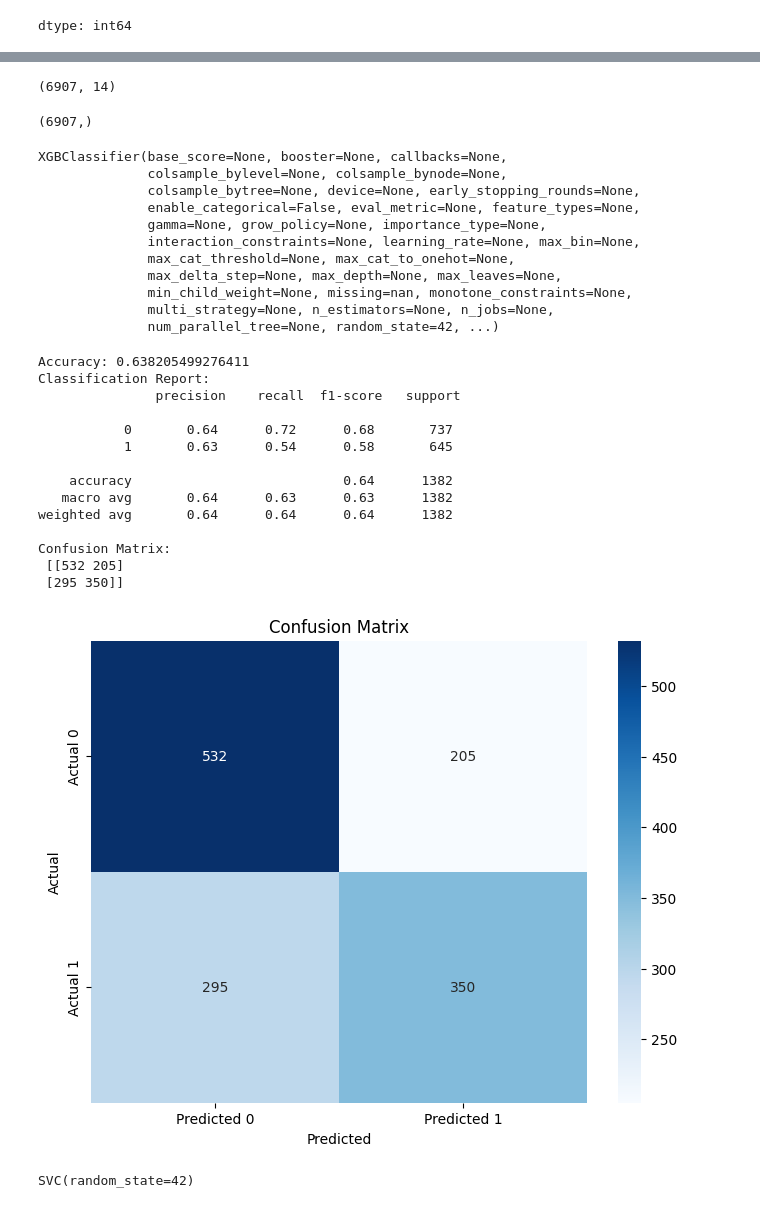
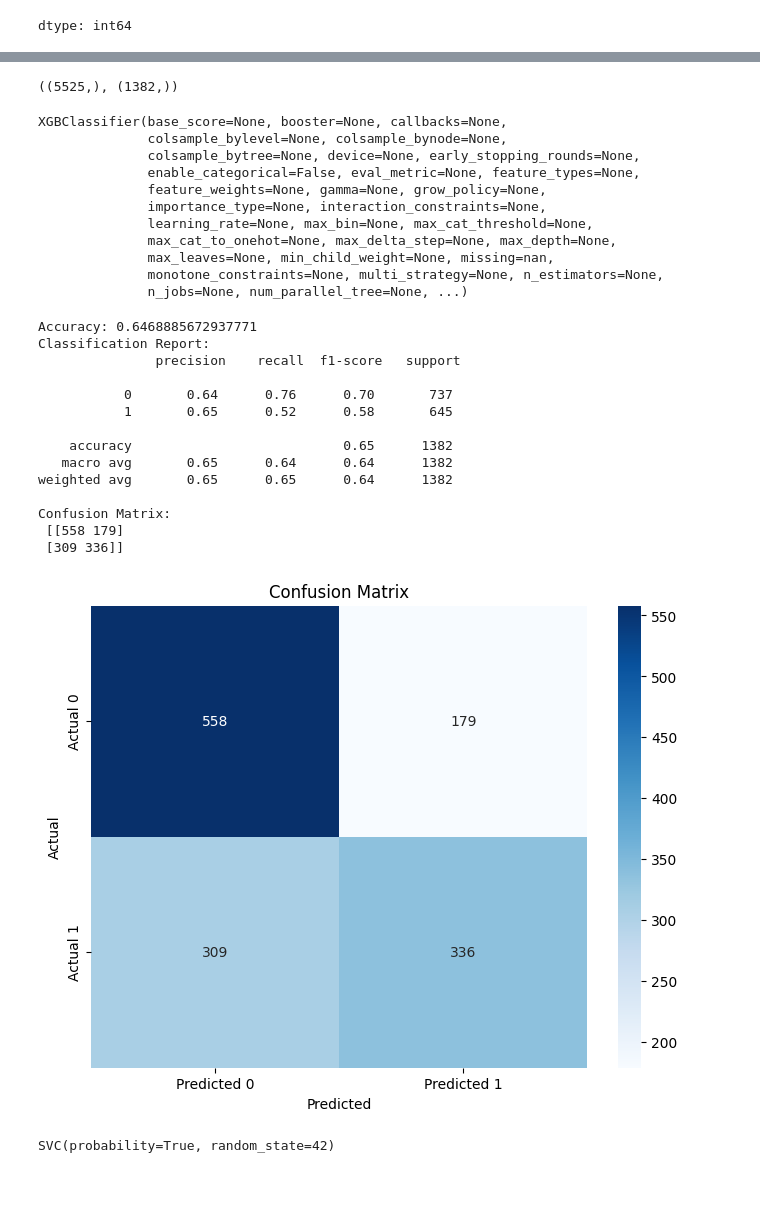
Before and after one commit to Aagnya-Mistry/Bias-Mitigation-in-ML-Models-for-Recidivism, a Jupyter notebook: Ankit_Final_Cleaned_ProPublica_Compas.ipynb, the cells around one changed output, grey strips where cells are left out. Saved outputs shown, nothing was run; the diff lists cells and outputs as text; code cells hidden in the pictures.

```diff
--- a/Ankit_Final_Cleaned_ProPublica_Compas.ipynb
+++ b/Ankit_Final_Cleaned_ProPublica_Compas.ipynb
@@ -468,0 +479,2 @@ plt.show()
+# %%
+y = df[['is_recid', 'two_year_recid', 'is_violent_recid']]
@@ -469 +486,7 @@ plt.show()
+# %%
+y_train_two_year_recid = y_train['two_year_recid']
+y_test_two_year_recid = y_test['two_year_recid']
+y_train_two_year_recid.shape, y_test_two_year_recid.shape
+# %% [output]
+((5525,), (1382,))
 # %%
@@ -476,8 +494,0 @@ y = df['two_year_recid']
-# %%
-X.shape
-# %% [output]
-(6907, 14)
-# %%
-y.shape
-# %% [output]
-(6907,)
@@ -486,66 +495,64 @@ X_train, X_test, y_train, y_test = train_test_split(X, y, test_size=0.2, random_
 # %%
 model_1 = xgb.XGBClassifier(random_state=42)
-model_1.fit(X_train, y_train)
+model_1.fit(X_train, y_train_two_year_recid)
 # %% [output]
 XGBClassifier(base_score=None, booster=None, callbacks=None,
               colsample_bylevel=None, colsample_bynode=None,
               colsample_bytree=None, device=None, early_stopping_rounds=None,
               enable_categorical=False, eval_metric=None, feature_types=None,
-              gamma=None, grow_policy=None, importance_type=None,
-              interaction_constraints=None, learning_rate=None, max_bin=None,
-              max_cat_threshold=None, max_cat_to_onehot=None,
-              max_delta_step=None, max_depth=None, max_leaves=None,
-              min_child_weight=None, missing=nan, monotone_constraints=None,
-              multi_strategy=None, n_estimators=None, n_jobs=None,
-              num_parallel_tree=None, random_state=42, ...)
+              feature_weights=None, gamma=None, grow_policy=None,
+              importance_type=None, interaction_constraints=None,
+              learning_rate=None, max_bin=None, max_cat_threshold=None,
+              max_cat_to_onehot=None, max_delta_step=None, max_depth=None,
+              max_leaves=None, min_child_weight=None, missing=nan,
+              monotone_constraints=None, multi_strategy=None, n_estimators=None,
+              n_jobs=None, num_parallel_tree=None, ...)
 # %%
-y_pred = model_1.predict(X_test)
+y_pred_1 = model_1.predict(X_test)
 # %%
-# prompt: calculate accuracy, classification report and confusion matrix
-
 # Calculate accuracy
-accuracy = accuracy_score(y_test, y_pred)
-print(f"Accuracy: {accuracy}")
+accuracy_1 = accuracy_score(y_test_two_year_recid, y_pred_1)
+print(f"Accuracy: {accuracy_1}")
 
 # Generate classification report
-class_report = classification_report(y_test, y_pred)
-print("Classification Report:\n", class_report)
+class_report_1 = classification_report(y_test_two_year_recid, y_pred_1)
+print("Classification Report:\n", class_report_1)
 
 # Generate confusion matrix
-conf_matrix = confusion_matrix(y_test, y_pred)
-print("Confusion Matrix:\n", conf_matrix)
+conf_matrix_1 = confusion_matrix(y_test_two_year_recid, y_pred_1)
+print("Confusion Matrix:\n", conf_matrix_1)
 
 # You can visualize the confusion matrix using seaborn
 plt.figure(figsize=(8, 6))
-sns.heatmap(conf_matrix, annot=True, fmt="d", cmap="Blues",
+sns.heatmap(conf_matrix_1, annot=True, fmt="d", cmap="Blues",
             xticklabels=['Predicted 0', 'Predicted 1'],
             yticklabels=['Actual 0', 'Actual 1'])
 plt.title('Confusion Matrix')
 plt.xlabel('Predicted')
 plt.ylabel('Actual')
 plt.show()
 # %% [output]
-Accuracy: 0.638205499276411
+Accuracy: 0.6468885672937771
 Classification Report:
                precision    recall  f1-score   support
 
-           0       0.64      0.72      0.68       737
-           1       0.63      0.54      0.58       645
+           0       0.64      0.76      0.70       737
+           1       0.65      0.52      0.58       645
 
-    accuracy                           0.64      1382
-   macro avg       0.64      0.63      0.63      1382
-weighted avg       0.64      0.64      0.64      1382
+    accuracy                           0.65      1382
+   macro avg       0.65      0.64      0.64      1382
+weighted avg       0.65      0.65      0.64      1382
 
 Confusion Matrix:
- [[532 205]
- [295 350]]
+ [[558 179]
+ [309 336]]
-[figure, old version]
+[figure, new version]
 # %%
 from sklearn.svm import SVC
-model_2 = SVC(random_state=42)
-model_2.fit(X_train, y_train)
+model_2 = SVC(probability=True, random_state=42)
+model_2.fit(X_train, y_train_two_year_recid)
 # %% [output]
-SVC(random_state=42)
+SVC(probability=True, random_state=42)
 # %%
 y_pred_2 = model_2.predict(X_test)
 # %%
```
Also changed, not shown: parts of 76 cells of this notebook.
